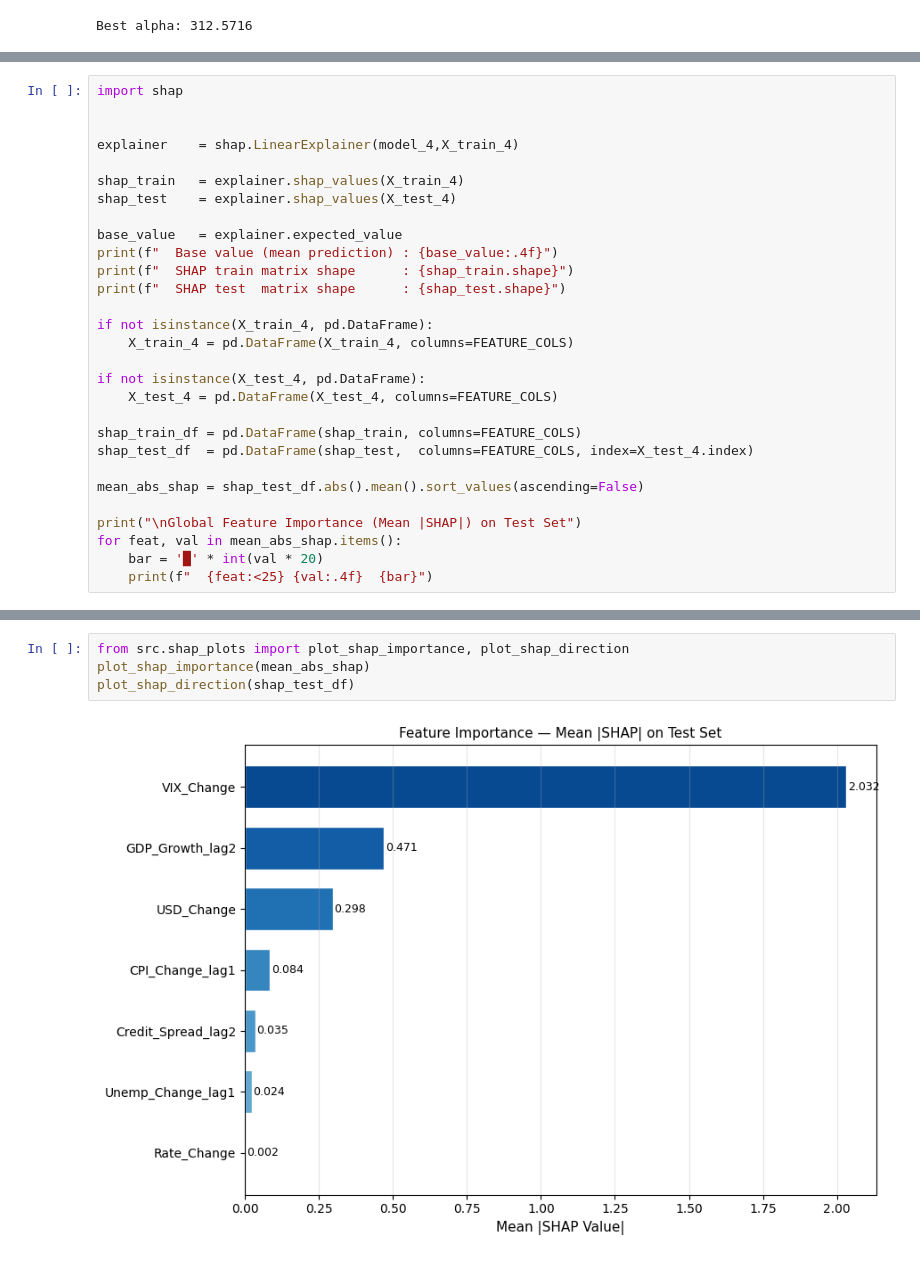
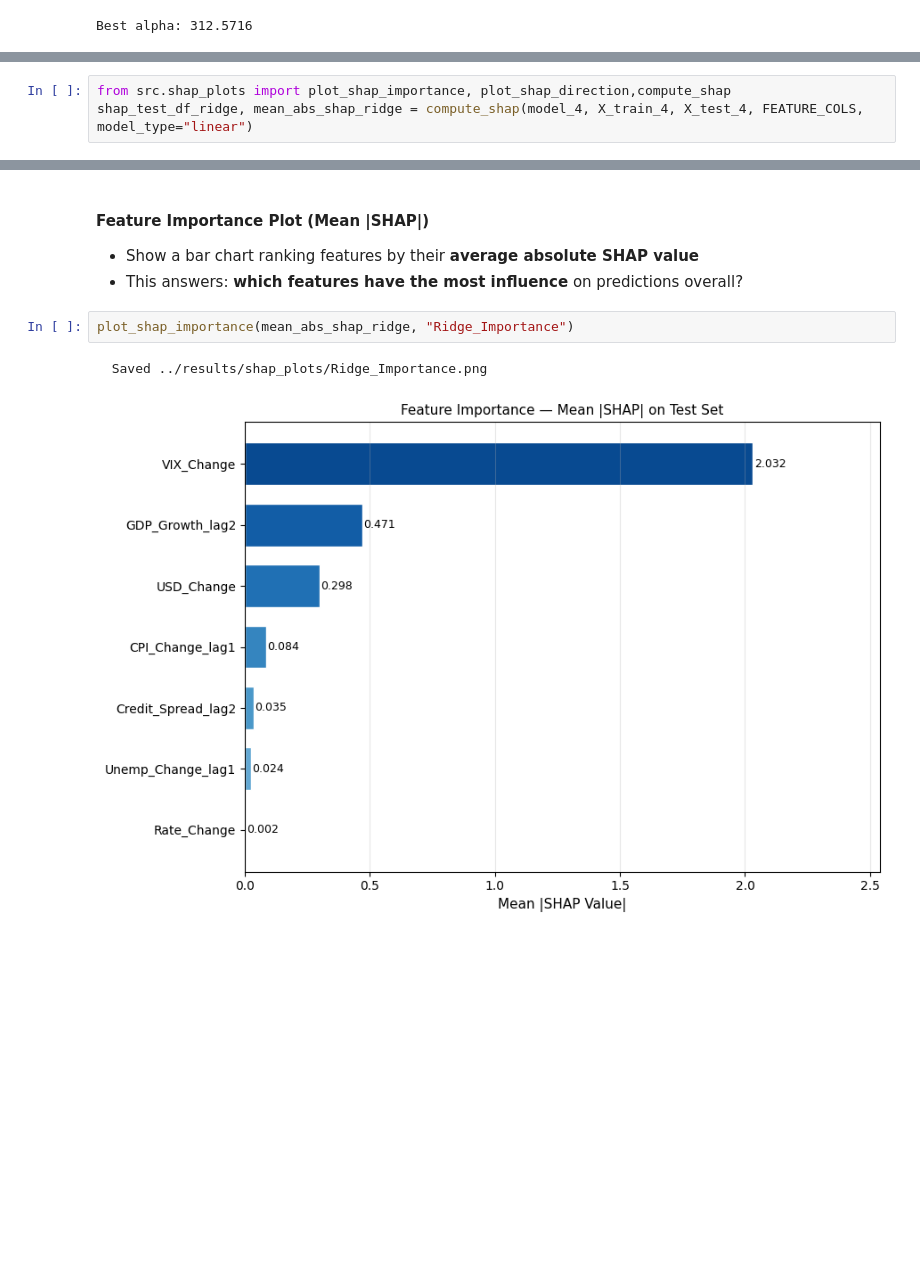
Before and after one commit to ashan-shashika/macroeconomic-impact-stock-ml, a Jupyter notebook: notebooks/04_linearRegeression.ipynb, the cells around one changed output, grey strips where cells are left out. Drawn from its saved outputs; the diff is of its cells as text; blank space fills up the shorter version.

```diff
--- a/notebooks/04_linearRegeression.ipynb
+++ b/notebooks/04_linearRegeression.ipynb
@@ -371,31 +502,5 @@ print("  Ridge model saved → ridge_model.pkl")
 # %%
-import shap
-
-
-explainer    = shap.LinearExplainer(model_4,X_train_4)
-
-shap_train   = explainer.shap_values(X_train_4)
-shap_test    = explainer.shap_values(X_test_4)
-
-base_value   = explainer.expected_value
-print(f"  Base value (mean prediction) : {base_value:.4f}")
-print(f"  SHAP train matrix shape      : {shap_train.shape}")
-print(f"  SHAP test  matrix shape      : {shap_test.shape}")
-
-if not isinstance(X_train_4, pd.DataFrame):
-    X_train_4 = pd.DataFrame(X_train_4, columns=FEATURE_COLS)
-
-if not isinstance(X_test_4, pd.DataFrame):
-    X_test_4 = pd.DataFrame(X_test_4, columns=FEATURE_COLS)
-
-shap_train_df = pd.DataFrame(shap_train, columns=FEATURE_COLS)
-shap_test_df  = pd.DataFrame(shap_test,  columns=FEATURE_COLS, index=X_test_4.index)
-
-mean_abs_shap = shap_test_df.abs().mean().sort_values(ascending=False)
-
-print("\nGlobal Feature Importance (Mean |SHAP|) on Test Set")
-for feat, val in mean_abs_shap.items():
-    bar = '█' * int(val * 20)
-    print(f"  {feat:<25} {val:.4f}  {bar}")
+from src.shap_plots import plot_shap_importance, plot_shap_direction,compute_shap
+shap_test_df_ridge, mean_abs_shap_ridge = compute_shap(model_4, X_train_4, X_test_4, FEATURE_COLS, model_type="linear")
 # %% [output]
   Base value (mean prediction) : 0.7799
@@ -413,6 +507,9 @@ Global Feature Importance (Mean |SHAP|) on Test Set
+# %% [markdown]
+#### Feature Importance Plot (Mean |SHAP|)
+- Show a bar chart ranking features by their **average absolute SHAP value**
+- This answers: **which features have the most influence** on predictions overall?
 # %%
-from src.shap_plots import plot_shap_importance, plot_shap_direction
-plot_shap_importance(mean_abs_shap)
-plot_shap_direction(shap_test_df)
+plot_shap_importance(mean_abs_shap_ridge, "Ridge_Importance")
 # %% [output]
+  Saved ../results/shap_plots/Ridge_Importance.png
-[figure, old version]
+[figure, new version]
```
Also changed, not shown: parts of 30 cells of this notebook, 15 other files.
